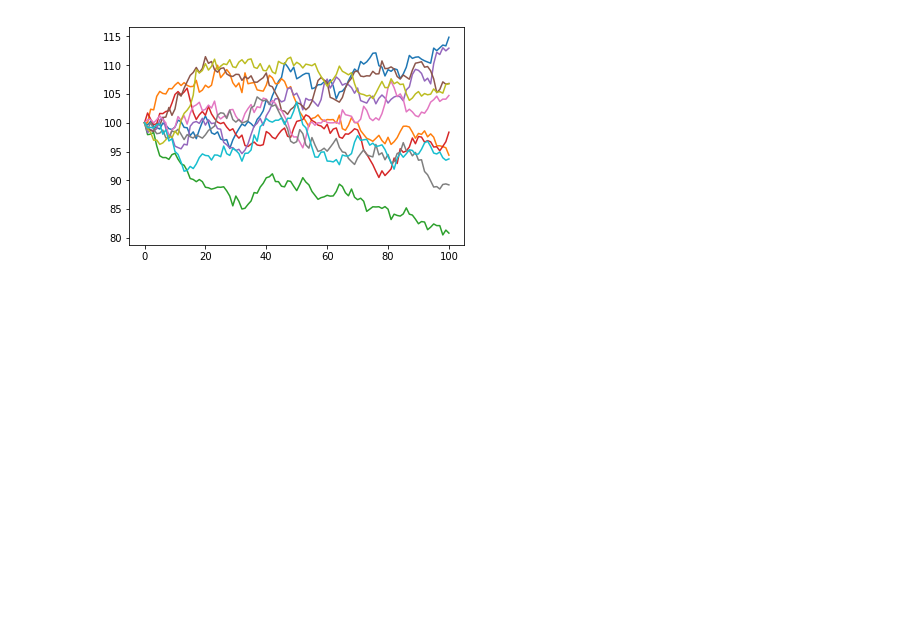
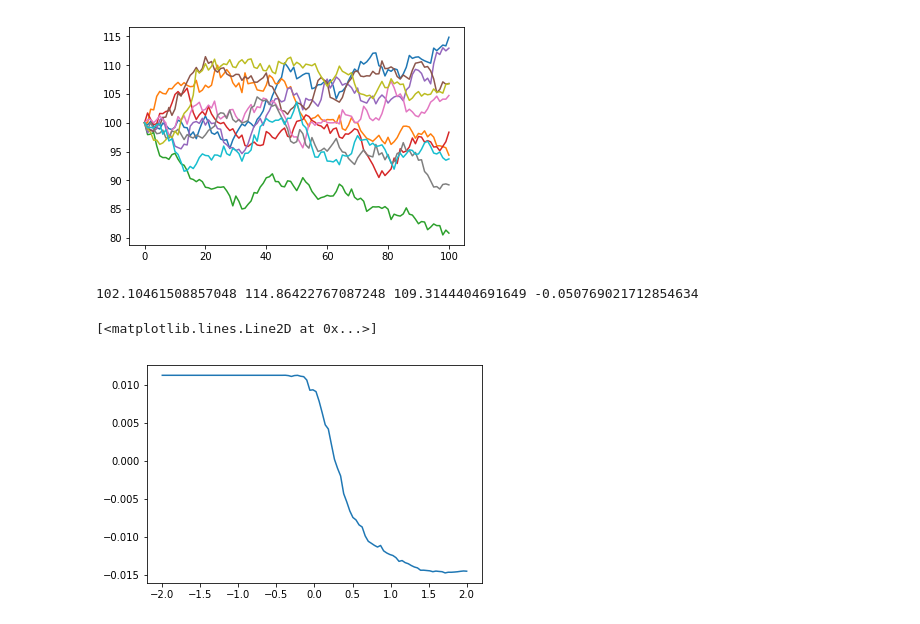
Before and after one commit to iamfooled/Trade-Execution-Algorithm, a Jupyter notebook: Trade Execution Optimization.ipynb, the cells around one changed output. Cells and saved outputs as stored; diff of their text form; code cells hidden in the pictures; blank space fills up the shorter version.

```diff
--- a/Trade Execution Optimization.ipynb
+++ b/Trade Execution Optimization.ipynb
@@ -51,9 +51,11 @@ plt.show()
 # Part 2
 # Trade execution algo, given amount to buy, and time to buy within
 
+# 2.1 Estimating the parameters of the stock path
+
 def estimate_params(path):
     steps = path.shape[0]-1
-    log_returns = np.diff(np.log(a))
+    log_returns = np.diff(np.log(path))
     mu = sum(log_returns)/steps                     # mu = (r-0.5*sigma^2)*dt
     v = sum(np.square(log_returns-mu))/steps        # v = sigma^2*dt
     return mu, v
@@ -59,0 +82,44 @@ def estimate_params(path):
+# %%
+path = sample_paths[:,0]
+T = path.shape[0]
+observed_path = path[:int(T/2)]
+live_path = path[int(T/2):]
+
+limit_price = buy_once_algo(observed_path, int(T/2), 1)
+actual_trade_price = trade_price(live_path, limit_price)
+benchmark = avg_price(live_path)
+
+execution_score = (benchmark-actual_trade_price)/benchmark
+print(limit_price, actual_trade_price, benchmark, execution_score)
+# %% [output]
+102.10461508857048 114.86422767087248 109.3144404691649 -0.050769021712854634
+# %%
+#finding best parameter
+
+ns = np.linspace(-2,2,100)
+exe_scores = []
+
+r = .05
+sigma = .1
+T = 1
+N = 1000
+steps = 100
+train_ratio = .5
+stock_paths = stock_path_generator(r, sigma, T, N, steps, S0=100, seed = 1)
+
+for n in ns:
+    exe_score = []
+    for i in range(N):
+        path = stock_paths[:, i]
+        train, test = split_path(path, train_ratio)
+        limit_price = buy_once_algo(train, int(steps*(1-train_ratio)), n)
+        actual_trade_price = trade_price(test, limit_price)
+        benchmark = avg_price(test)
+        execution_score = (benchmark-actual_trade_price)/benchmark
+        exe_score.append(execution_score)
+    exe_scores.append(np.mean(exe_score))
+# %%
+plt.plot(ns, exe_scores)
+# %% [output]
+[<matplotlib.lines.Line2D at 0x...>]
+[figure, added]
```
Also changed, not shown: parts of 5 cells of this notebook.
